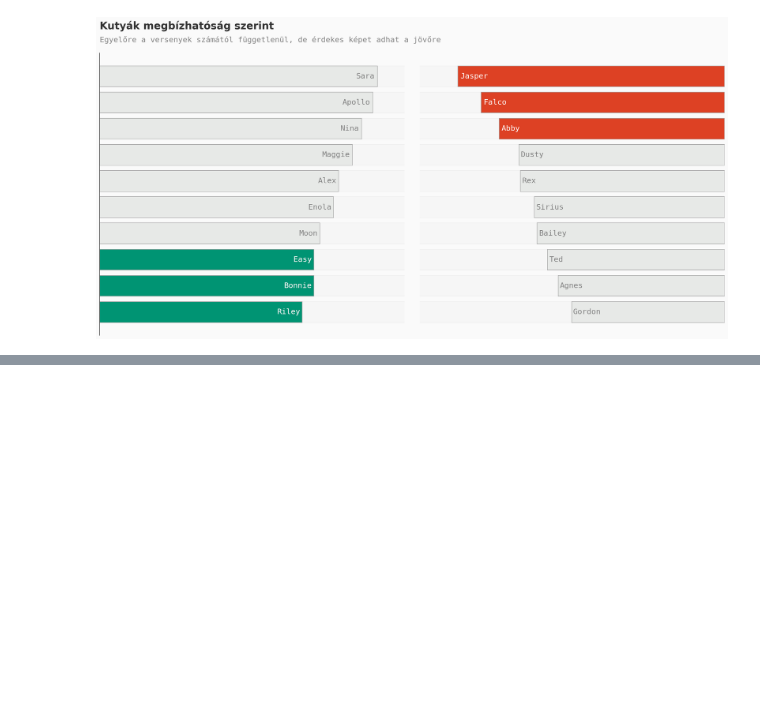
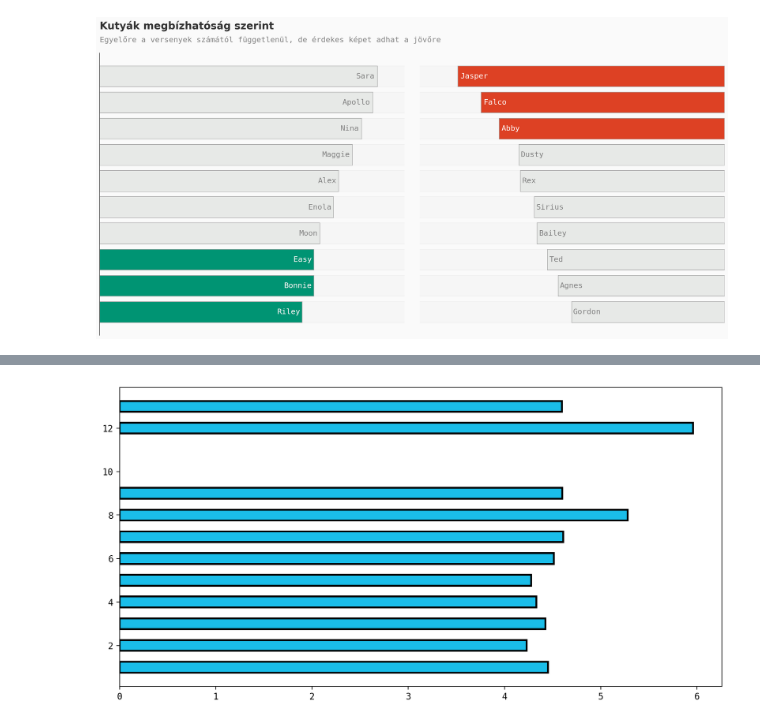
Before and after one commit to datavers/FlyBall, a Jupyter notebook: Flyball.ipynb, the cells around one changed output, grey strips where cells are left out. Cells and saved outputs as stored; diff of their text form; code cells hidden in the pictures; blank space fills up the shorter version.

```diff
--- a/Flyball.ipynb
+++ b/Flyball.ipynb
@@ -1120,0 +1432,7 @@ df_merged_wo_time_error.groupby(['name','date', 'city']).agg(
+# %%
+eletkor_time = df_merged.groupby('KorVersenykor').agg(
+    {
+        'time' : 'mean',
+        'name' : 'count'
+    }
+).sort_values('time').reset_index()
@@ -1120,0 +1454,9 @@ df_merged_wo_time_error.groupby(['name','date', 'city']).agg(
+# %%
+# Egy gyors grafikon a szemléltetés kedvéért, később finomítva lesz
+plt.barh(eletkor_time['KorVersenykor'], eletkor_time['time'],
+       color='#1ABDE9',
+       edgecolor='black',
+       linewidth=2,
+       height=0.5,);
+# %% [output]
+[figure, added]
```
Also changed, not shown: parts of 90 cells of this notebook.
